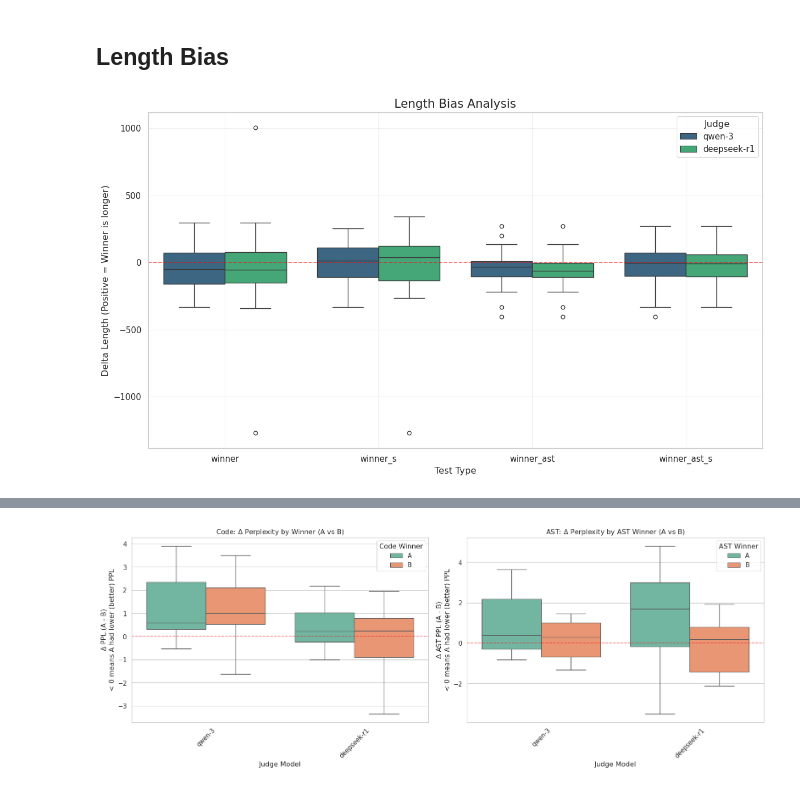
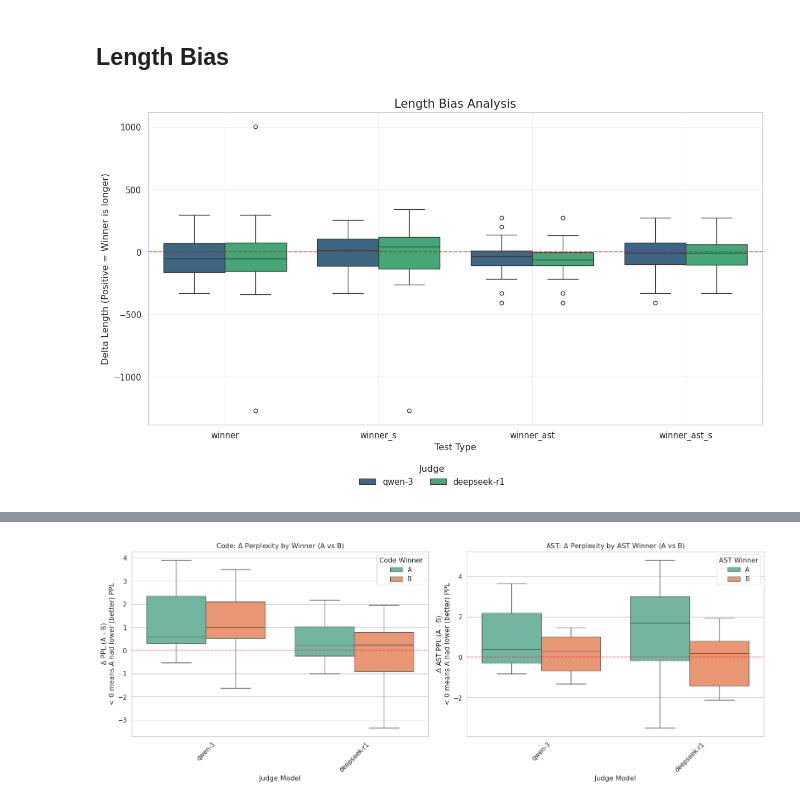
Before and after one commit to Lurpigi/msc-thesis-LLMs-to-rank-decompilers, a Jupyter notebook: final_db.ipynb, the cells around one changed output, grey strips where cells are left out. Cells and saved outputs as stored; diff of their text form; code cells hidden in the pictures.

```diff
--- a/final_db.ipynb
+++ b/final_db.ipynb
@@ -384,38 +413,53 @@ df['len_B'] = df['decompiler_B_code'].str.len()
 df['len_ast_A'] = df['ast_A'].astype(str).str.len()
 df['len_ast_B'] = df['ast_B'].astype(str).str.len()
 
 for col, (l_a, l_b) in test_cols.items():
     temp = df[df[col].isin(['A', 'B'])].copy()
 
     for _, row in temp.iterrows():
         if row[col] == 'A':
             delta = row[l_a] - row[l_b]
         else:
             delta = row[l_b] - row[l_a]
 
         bias_data.append({
             'Judge': row['judge_model'],
             'Test Type': col,
             'Delta Length (Winner - Loser)': delta
         })
 
 df_bias = pd.DataFrame(bias_data)
 
-plt.figure(figsize=(12, 7))
+fig, ax = plt.subplots(figsize=(12, 7))
 sns.boxplot(
     data=df_bias,
     x='Test Type',
     y='Delta Length (Winner - Loser)',
     hue='Judge',
     palette='viridis',
+    ax=ax
 )
 
-plt.axhline(0, color='red', linestyle='--', alpha=0.6)
-plt.title('Length Bias Analysis', fontsize=15)
-plt.ylabel('Delta Length (Positive = Winner is longer)')
-plt.grid(True, alpha=0.3)
-plt.tight_layout()
+ax.axhline(0, color='red', linestyle='--', alpha=0.6)
+ax.set_title('Length Bias Analysis', fontsize=15)
+ax.set_ylabel('Delta Length (Positive = Winner is longer)')
+ax.grid(True, alpha=0.3)
+
+handles, labels = ax.get_legend_handles_labels()
+if ax.get_legend() is not None:
+    ax.get_legend().remove()
+
+fig.legend(
+    handles, labels,
+    loc='lower center',
+    bbox_to_anchor=(0.5, -0.02),
+    ncol=max(1, len(labels)),
+    title='Judge',
+    frameon=False
+)
+
+plt.tight_layout(rect=[0, 0.06, 1, 1])
 plt.show()
 # %% [output]
-[figure, old version]
+[figure, new version]
 # %%
```
Also changed, not shown: parts of 3 cells of this notebook, 55 other files.
